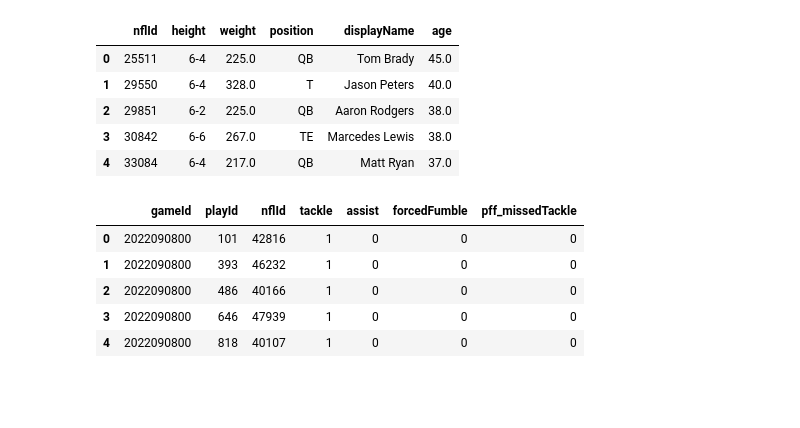
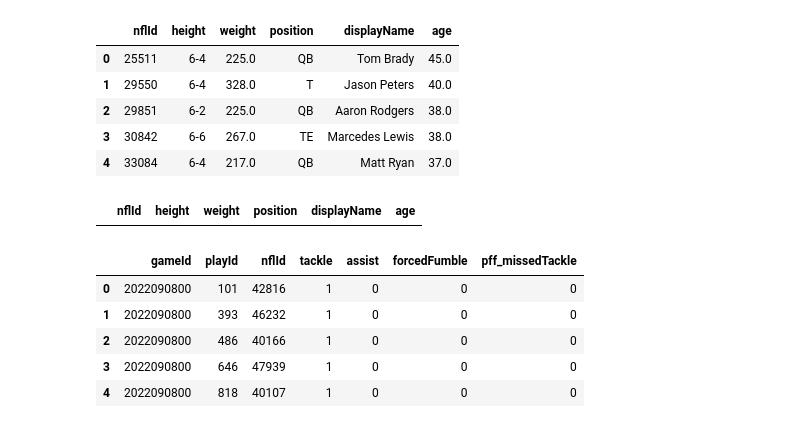
Before and after one commit to rudraravl/nfldatabowl2024, a Jupyter notebook: codemonkeynfl.ipynb, the cells around one changed output. Saved outputs shown, nothing was run; the diff lists cells and outputs as text; code cells hidden in the pictures; blank space fills up the shorter version.

```diff
--- a/codemonkeynfl.ipynb
+++ b/codemonkeynfl.ipynb
@@ -105,6 +105,10 @@ players.head()
 | 2 | 29851 | 6-2 | 225.0 | QB | Aaron Rodgers | 38.0 |
 | 3 | 30842 | 6-6 | 267.0 | TE | Marcedes Lewis | 38.0 |
 | 4 | 33084 | 6-4 | 217.0 | QB | Matt Ryan | 37.0 |
+# %%
+players[players['nflId'] == 25511]
+# %% [output]
+|  | nflId | height | weight | position | displayName | age |
 # %%
 tackles = pd.read_csv("tackles.csv")
 missed_tackles = tackles[tackles['pff_missedTackle'] == 1]
```
Also changed, not shown: parts of 18 cells of this notebook, 1 other file.
